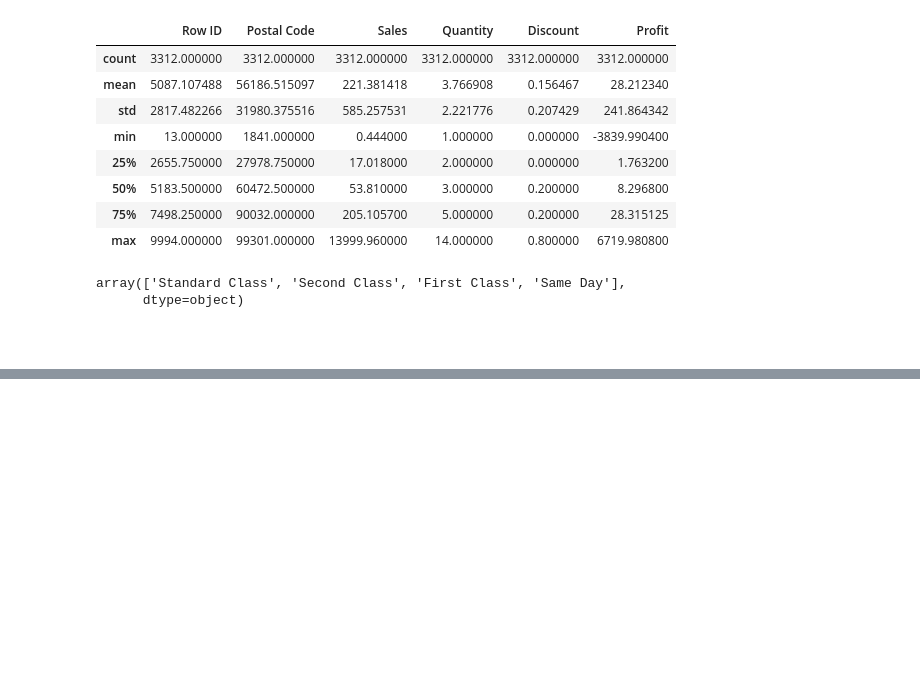
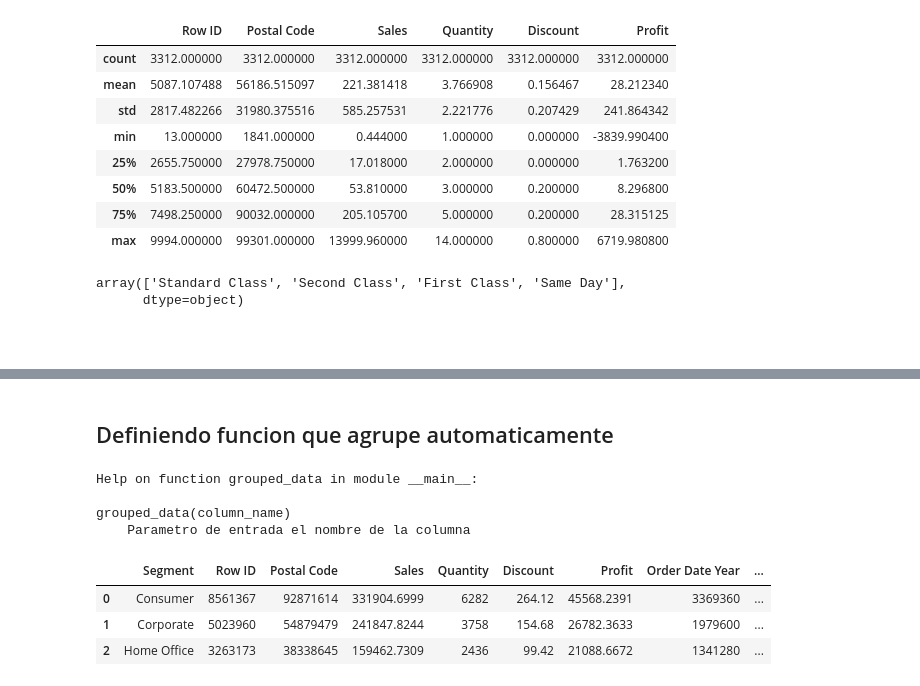
Before and after one commit to MkCst/Data-analysis, a Jupyter notebook: Analisis de datos con pandas y plottly.ipynb, the cells around one changed output, grey strips where cells are left out. Saved outputs shown, nothing was run; the diff lists cells and outputs as text; code cells hidden in the pictures; blank space fills up the shorter version.

```diff
--- a/Analisis de datos con pandas y plottly.ipynb
+++ b/Analisis de datos con pandas y plottly.ipynb
@@ -150,0 +264,24 @@ array(['Standard Class', 'Second Class', 'First Class', 'Same Day'],
+# %% [markdown]
+## Definiendo funcion que agrupe automaticamente
+# %%
+## Groupby as a function
+def grouped_data(column_name):
+    ''' Parametro de entrada el nombre de la columna'''
+    out_df = df.groupby(column_name).sum()
+    out_df.reset_index(inplace=True)
+    return out_df
+
+## Documentacion de la funcion
+help(grouped_data)
+
+## Agrupando por segmentos
+grouped_data('Segment')
+# %% [output]
+Help on function grouped_data in module __main__:
+
+grouped_data(column_name)
+    Parametro de entrada el nombre de la columna
+|  | Segment | Row ID | Postal Code | Sales | Quantity | Discount | Profit | Order Date Year | ... |
+| 0 | Consumer | 8561367 | 92871614 | 331904.6999 | 6282 | 264.12 | 45568.2391 | 3369360 | ... |
+| 1 | Corporate | 5023960 | 54879479 | 241847.8244 | 3758 | 154.68 | 26782.3633 | 1979600 | ... |
+| 2 | Home Office | 3263173 | 38338645 | 159462.7309 | 2436 | 99.42 | 21088.6672 | 1341280 | ... |
```
Also changed, not shown: parts of 12 cells of this notebook.
